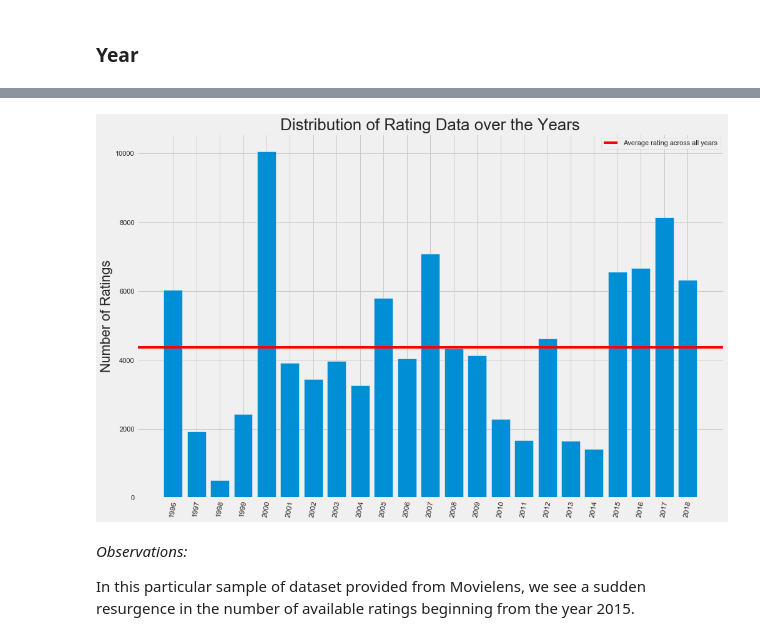
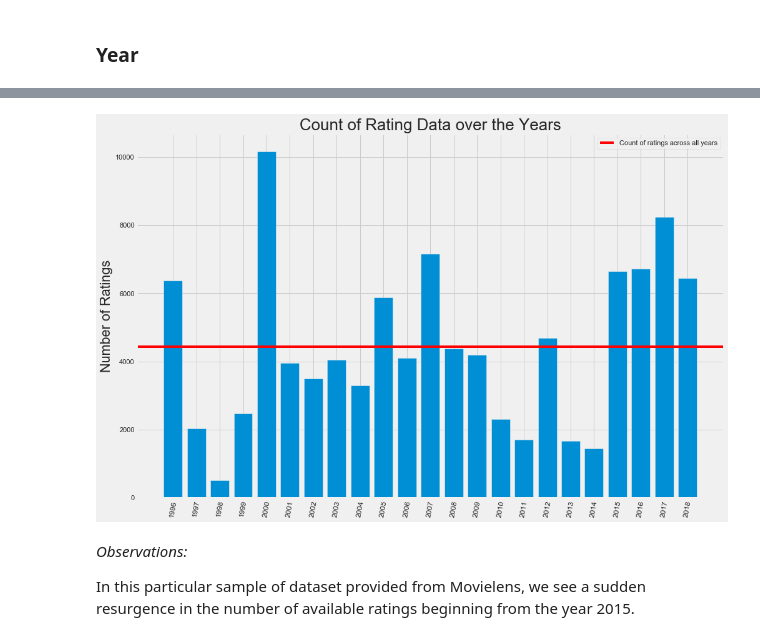
Before and after one commit to CaryMosley/Mod4ProjectRecommendation, a Jupyter notebook: RecSystem.ipynb, the cells around one changed output, grey strips where cells are left out. Saved outputs shown, nothing was run; the diff lists cells and outputs as text; code cells hidden in the pictures.

```diff
--- a/RecSystem.ipynb
+++ b/RecSystem.ipynb
@@ -275,3 +211,0 @@ nlp_df = df.copy()
-# %%
-ratings_df = ratings_df.dropna()
-ratings_df.shape
@@ -280,2 +211,0 @@ ratings_df.shape
-# %%
-ratings_df = ratings_df.drop_duplicates(subset=['movieId', 'userId'], keep='first')
@@ -315,4 +214,0 @@ plt.show()
-# %%
-df = df.dropna()
-# %%
-plot_df = plot_df.dropna()
@@ -546,24 +554,25 @@ year_df = pd.DataFrame({'Year':years,'counts':ycounts})
 year_df.reset_index(drop =True)
 year_df.sort_values(by=['Year'],inplace = True)
 # %%
+# Plot count of Rating Data by Year
 plt.style.use('fivethirtyeight')
 plt.rcParams.update({'font.size': 18})
 
 
 fig, ax = plt.subplots(figsize=(15,10))
 
 ax.bar(year_df.Year,year_df.counts )
-ax.axhline(year_df.counts.mean(), color="red", label="Average rating across all years")
+ax.axhline(year_df.counts.mean(), color="red", label="Count of ratings across all years")
 
 ax.set_xticklabels(year_df.Year, rotation=80, fontsize=12)
 
 ax.set_ylabel("Number of Ratings")
-ax.set_title("Distribution of Rating Data over the Years")
+ax.set_title("Count of Rating Data over the Years")
 ax.legend()
 
 plt.show()
 # %% [output]
-[figure, old version]
+[figure, new version]
 # %% [markdown]
 *Observations:*
 
```
Also changed, not shown: parts of 198 cells of this notebook, 15 other files.
